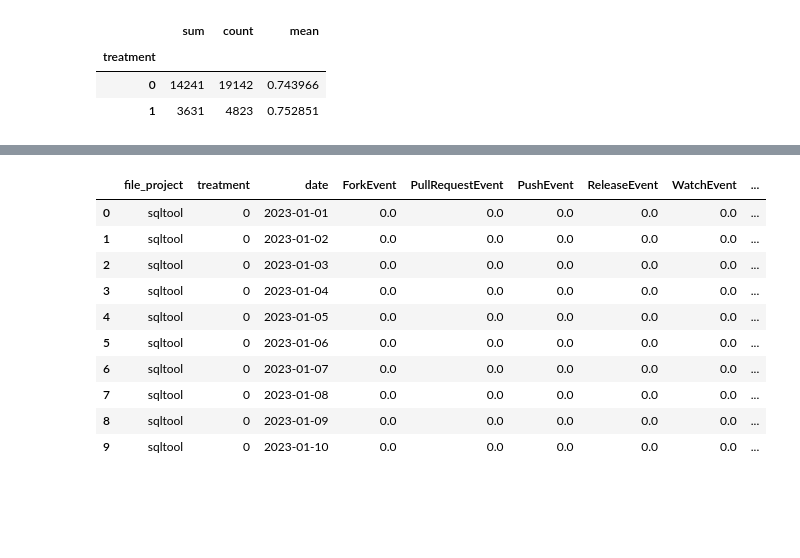
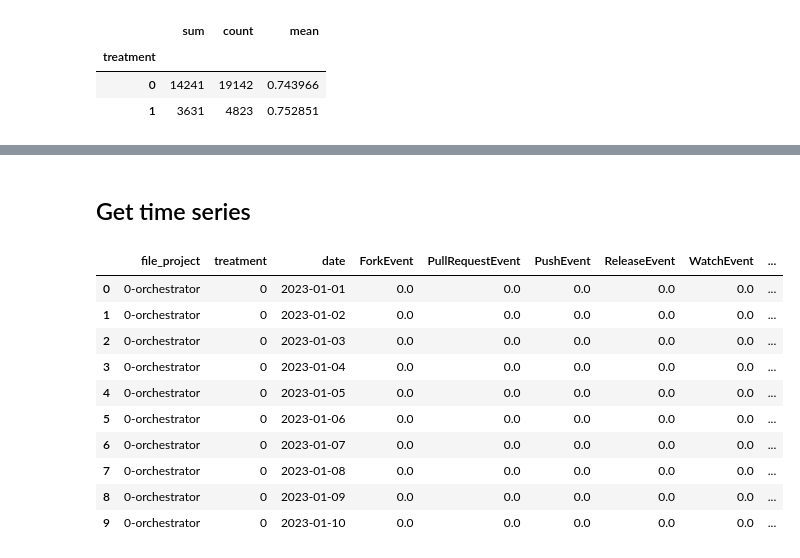
Before and after one commit to themains/social_proof_stars, a Jupyter notebook: pydownloads/scripts/consolidate-gharchive-events.ipynb, the cells around one changed output, grey strips where cells are left out. Drawn from its saved outputs; the diff is of its cells as text; code cells hidden in the pictures; blank space fills up the shorter version.

```diff
--- a/pydownloads/scripts/consolidate-gharchive-events.ipynb
+++ b/pydownloads/scripts/consolidate-gharchive-events.ipynb
@@ -286,0 +215,2 @@ pd.read_csv("../data/pypi_experiment_timeseries.csv")
+# %% [markdown]
+## Get time series
@@ -287,9 +221,4 @@ pd.read_csv("../data/pypi_experiment_timeseries.csv")
 # %%
-# Daily counts with missing days filled
-OBS_START = pd.Timestamp("2023-01-01").date()
-OBS_END = pd.Timestamp("2023-12-31").date()
-all_dates = pd.date_range(OBS_START, OBS_END, freq="D").date
-
 df_noissues = (
     df_events[df_events["type"] != "IssuesEvent"]
     .assign(date=lambda df_: df_["created_at"].dt.date)
@@ -303,52 +232,46 @@ df_issues = (
     .assign(date=lambda df_: df_["created_at"].dt.date)
     .groupby(["repo_name", "date", "issues_action"])
     .size()
     .unstack(fill_value=0)
     .rename(columns={"opened": "IssuesOpened", "closed": "IssuesClosed"})
     .drop(columns=["reopened"], errors="ignore")
 )
 
 df_daily = df_noissues.join(df_issues, how="outer").fillna(0)
 
 # Fill missing days
-df_daily = (
-    df_daily.groupby("repo_name", group_keys=False)
-    .apply(
-        lambda g: g.droplevel(0)
-        .reindex(all_dates, fill_value=0)
-        .assign(repo_name=g.name)
-    )
-    .reset_index()
-    .rename(columns={"index": "date"})
-)
+all_repos = df_pypi_gh_mapping.dropna(subset=["repo_full_name"])["repo_full_name"].unique()
+scaffold = pd.MultiIndex.from_product([all_repos, all_dates], names=["repo_name", "date"])
+
+df_daily = df_daily.reindex(scaffold, fill_value=0).reset_index()
 
 # Daily + cumulative columns
 event_cols = [c for c in df_daily.columns if c not in ["repo_name", "date"]]
 for col in event_cols:
     df_daily[f"tt_{col}"] = df_daily.groupby("repo_name")[col].cumsum()
 
 # Merge treatment and file_project
 df_daily = (
     df_daily.merge(
         df_pypi_gh_mapping[["repo_full_name", "file_project", "treatment"]],
         left_on="repo_name",
         right_on="repo_full_name",
         how="left",
     )
-    .drop(columns="repo_full_name")
+    .remove_columns(["repo_full_name", "repo_name"])
     .reorder_columns(["file_project", "treatment", "date"])
 )
-
+df_daily.clean_names().to_csv("../data/pypi_experiment_timeseries_gharchive_events.csv", index=False)
 df_daily.head(10)
 # %% [output]
 |  | file_project | treatment | date | ForkEvent | PullRequestEvent | PushEvent | ReleaseEvent | WatchEvent | ... |
-| 0 | sqltool | 0 | 2023-01-01 | 0.0 | 0.0 | 0.0 | 0.0 | 0.0 | ... |
-| 1 | sqltool | 0 | 2023-01-02 | 0.0 | 0.0 | 0.0 | 0.0 | 0.0 | ... |
-| 2 | sqltool | 0 | 2023-01-03 | 0.0 | 0.0 | 0.0 | 0.0 | 0.0 | ... |
-| 3 | sqltool | 0 | 2023-01-04 | 0.0 | 0.0 | 0.0 | 0.0 | 0.0 | ... |
-| 4 | sqltool | 0 | 2023-01-05 | 0.0 | 0.0 | 0.0 | 0.0 | 0.0 | ... |
-| 5 | sqltool | 0 | 2023-01-06 | 0.0 | 0.0 | 0.0 | 0.0 | 0.0 | ... |
-| 6 | sqltool | 0 | 2023-01-07 | 0.0 | 0.0 | 0.0 | 0.0 | 0.0 | ... |
-| 7 | sqltool | 0 | 2023-01-08 | 0.0 | 0.0 | 0.0 | 0.0 | 0.0 | ... |
-| 8 | sqltool | 0 | 2023-01-09 | 0.0 | 0.0 | 0.0 | 0.0 | 0.0 | ... |
-| 9 | sqltool | 0 | 2023-01-10 | 0.0 | 0.0 | 0.0 | 0.0 | 0.0 | ... |
+| 0 | 0-orchestrator | 0 | 2023-01-01 | 0.0 | 0.0 | 0.0 | 0.0 | 0.0 | ... |
+| 1 | 0-orchestrator | 0 | 2023-01-02 | 0.0 | 0.0 | 0.0 | 0.0 | 0.0 | ... |
+| 2 | 0-orchestrator | 0 | 2023-01-03 | 0.0 | 0.0 | 0.0 | 0.0 | 0.0 | ... |
+| 3 | 0-orchestrator | 0 | 2023-01-04 | 0.0 | 0.0 | 0.0 | 0.0 | 0.0 | ... |
+| 4 | 0-orchestrator | 0 | 2023-01-05 | 0.0 | 0.0 | 0.0 | 0.0 | 0.0 | ... |
+| 5 | 0-orchestrator | 0 | 2023-01-06 | 0.0 | 0.0 | 0.0 | 0.0 | 0.0 | ... |
+| 6 | 0-orchestrator | 0 | 2023-01-07 | 0.0 | 0.0 | 0.0 | 0.0 | 0.0 | ... |
+| 7 | 0-orchestrator | 0 | 2023-01-08 | 0.0 | 0.0 | 0.0 | 0.0 | 0.0 | ... |
+| 8 | 0-orchestrator | 0 | 2023-01-09 | 0.0 | 0.0 | 0.0 | 0.0 | 0.0 | ... |
+| 9 | 0-orchestrator | 0 | 2023-01-10 | 0.0 | 0.0 | 0.0 | 0.0 | 0.0 | ... |
```
Also changed, not shown: parts of 15 cells of this notebook, 1 other file.
